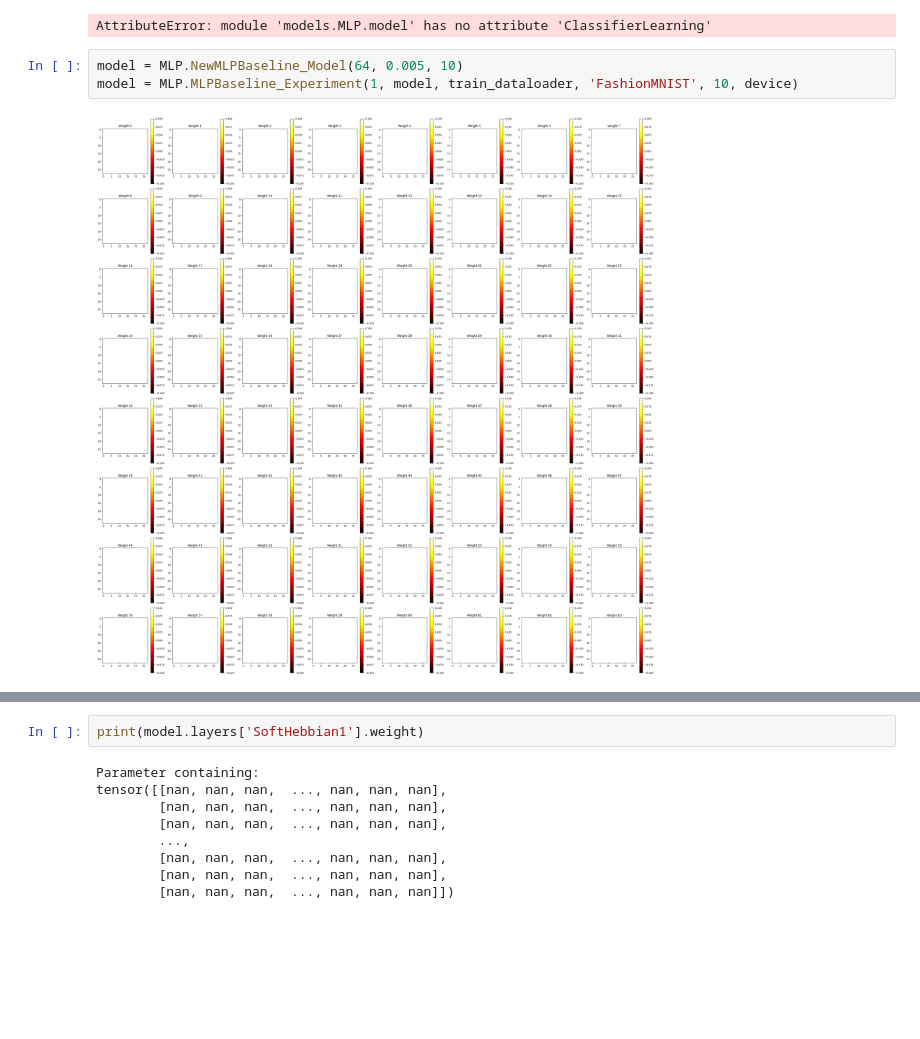
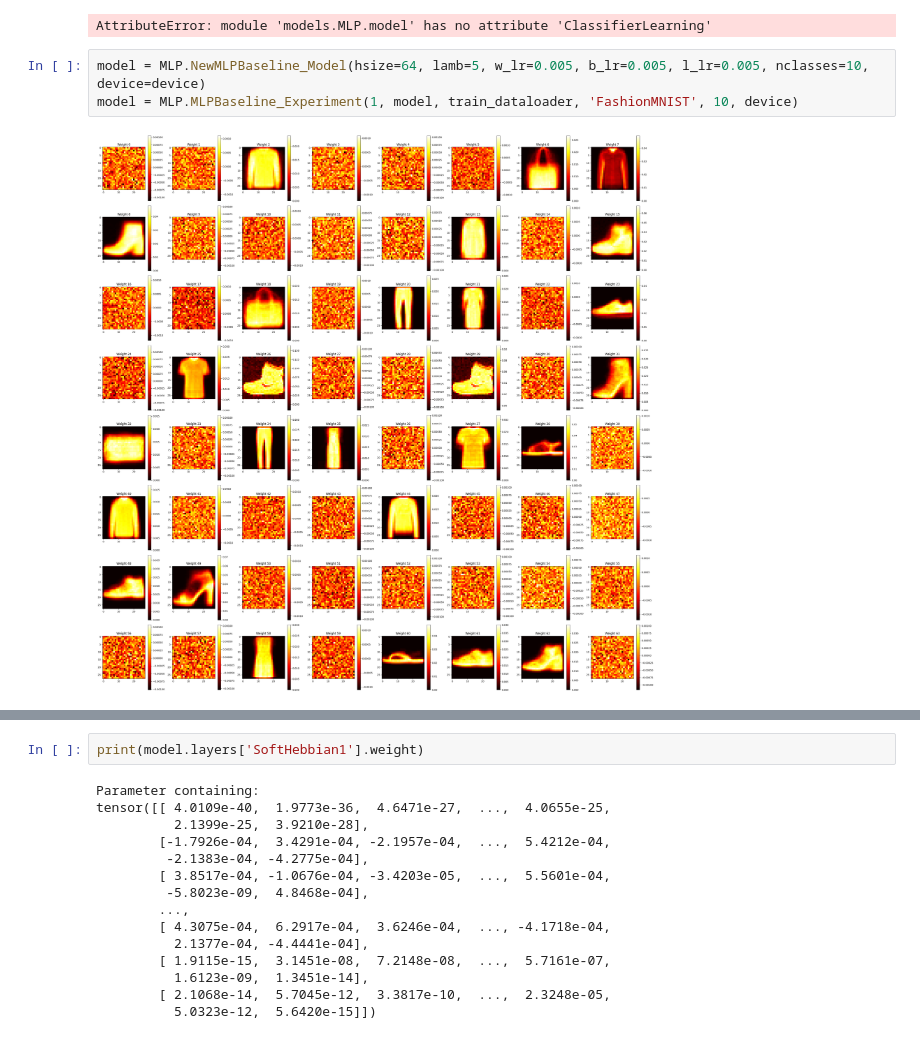
Before and after one commit to lshiyan/biological-deep-learning, a Jupyter notebook: mlp_test.ipynb, the cells around one changed output, grey strips where cells are left out. Cells and saved outputs as stored; diff of their text form; blank space fills up the shorter version.

Commit message:
Added the missing parameters to MLPBaseline_Model

```diff
--- a/mlp_test.ipynb
+++ b/mlp_test.ipynb
@@ -39,7 +39,7 @@ model = MLP.TDBaseline_Experiment(1, model, train_dataloader, 'FashionMNIST', 10
 # %% [output]
 AttributeError: module 'models.MLP.model' has no attribute 'ClassifierLearning'
 # %%
-model = MLP.NewMLPBaseline_Model(64, 0.005, 10)
+model = MLP.NewMLPBaseline_Model(hsize=64, lamb=5, w_lr=0.005, b_lr=0.005, l_lr=0.005, nclasses=10, device=device)
 model = MLP.MLPBaseline_Experiment(1, model, train_dataloader, 'FashionMNIST', 10, device)
 # %% [output]
-[figure, old version]
+[figure, new version]
@@ -48,10 +48,16 @@ model = MLP.MLPBaseline_Experiment(1, model, train_dataloader, 'FashionMNIST', 1
 print(model.layers['SoftHebbian1'].weight)
 # %% [output]
 Parameter containing:
-tensor([[nan, nan, nan,  ..., nan, nan, nan],
-        [nan, nan, nan,  ..., nan, nan, nan],
-        [nan, nan, nan,  ..., nan, nan, nan],
+tensor([[ 4.0109e-40,  1.9773e-36,  4.6471e-27,  ...,  4.0655e-25,
+          2.1399e-25,  3.9210e-28],
+        [-1.7926e-04,  3.4291e-04, -2.1957e-04,  ...,  5.4212e-04,
+         -2.1383e-04, -4.2775e-04],
+        [ 3.8517e-04, -1.0676e-04, -3.4203e-05,  ...,  5.5601e-04,
+         -5.8023e-09,  4.8468e-04],
         ...,
-        [nan, nan, nan,  ..., nan, nan, nan],
-        [nan, nan, nan,  ..., nan, nan, nan],
-        [nan, nan, nan,  ..., nan, nan, nan]])
+        [ 4.3075e-04,  6.2917e-04,  3.6246e-04,  ..., -4.1718e-04,
+          2.1377e-04, -4.4441e-04],
+        [ 1.9115e-15,  3.1451e-08,  7.2148e-08,  ...,  5.7161e-07,
+          1.6123e-09,  1.3451e-14],
+        [ 2.1068e-14,  5.7045e-12,  3.3817e-10,  ...,  2.3248e-05,
+          5.0323e-12,  5.6420e-15]])
```
Also changed, not shown: parts of 2 cells of this notebook, 1 other file.
